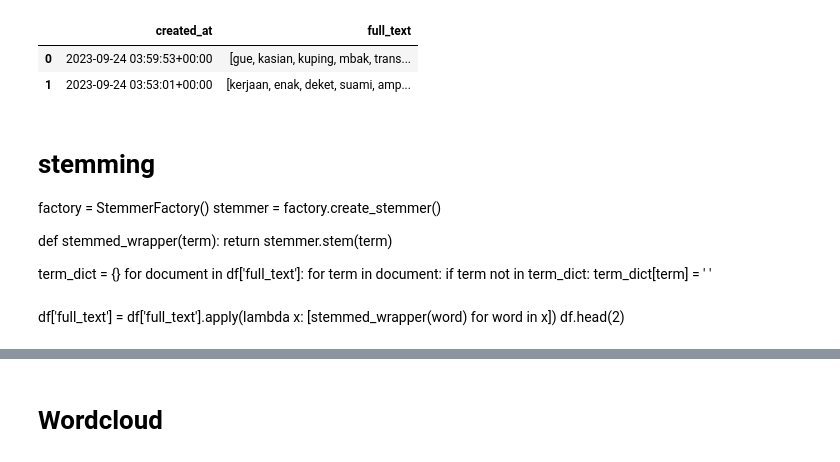
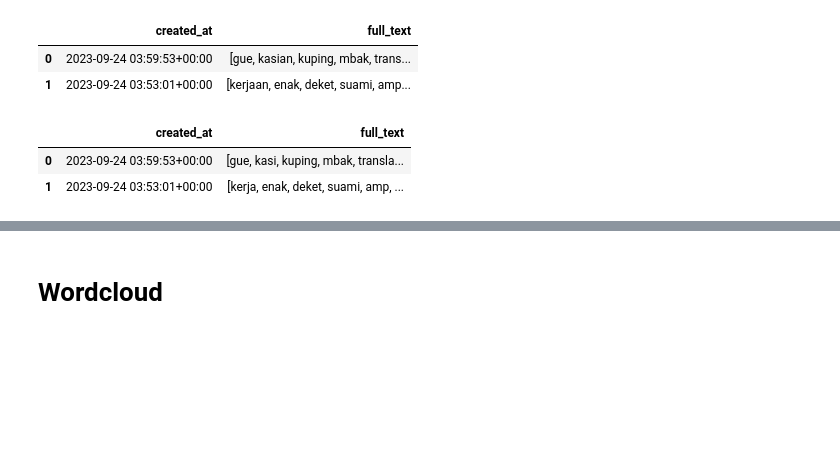
Before and after one commit to Red651/Analisis-Sentimen-Asuransi-Swasta-di-Indonesia, a Jupyter notebook: sentimenanalisis.ipynb, the cells around one changed output, grey strips where cells are left out. Cells and saved outputs as stored; diff of their text form; code cells hidden in the pictures; blank space fills up the shorter version.

```diff
--- a/sentimenanalisis.ipynb
+++ b/sentimenanalisis.ipynb
@@ -212,19 +212,3 @@ df.head(2)
 |  | created_at | full_text |
 | 0 | 2023-09-24 03:59:53+00:00 | [gue, kasian, kuping, mbak, trans... |
 | 1 | 2023-09-24 03:53:01+00:00 | [kerjaan, enak, deket, suami, amp... |
-# %% [markdown]
-# stemming
-factory = StemmerFactory()
-stemmer = factory.create_stemmer()
-
-def stemmed_wrapper(term):
-    return stemmer.stem(term)
-
-term_dict = {}
-for document in df['full_text']:
-    for term in document:
-        if term not in term_dict:
-            term_dict[term] = ' '
-# %% [markdown]
-df['full_text'] = df['full_text'].apply(lambda x: [stemmed_wrapper(word) for word in x])
-df.head(2)
@@ -231,3 +228,10 @@ df.head(2)
+# %%
+df['full_text'] = df['full_text'].apply(lambda x: [stemmed_wrapper(word) for word in x])
+df.head(2)
+# %% [output]
+|  | created_at | full_text |
+| 0 | 2023-09-24 03:59:53+00:00 | [gue, kasi, kuping, mbak, transla... |
+| 1 | 2023-09-24 03:53:01+00:00 | [kerja, enak, deket, suami, amp, ... |
 # %%
 # lemmatization bahasa indonesia menggunakan library spaCy
 import spacy
```
Also changed, not shown: parts of 10 cells of this notebook.
